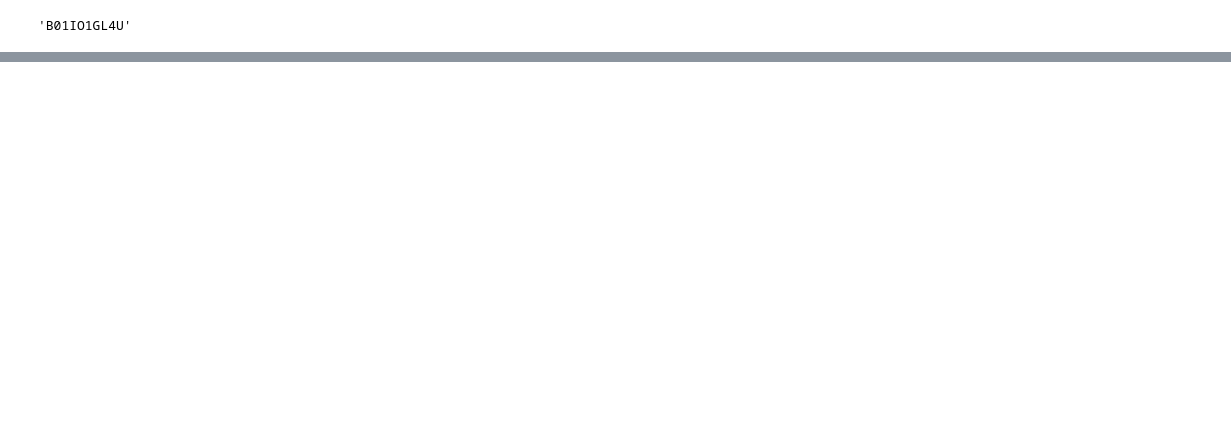
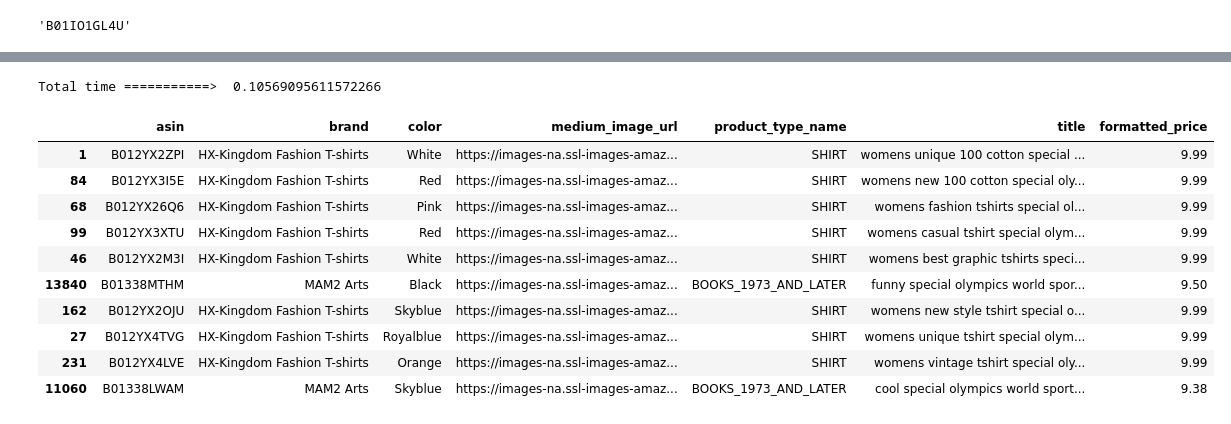
Before and after one commit to sumittagadiya/Product_Recommendation, a Jupyter notebook: core_operations.ipynb, the cells around one changed output, grey strips where cells are left out. Drawn from its saved outputs; the diff is of its cells as text; code cells hidden in the pictures; blank space fills up the shorter version.

```diff
--- a/core_operations.ipynb
+++ b/core_operations.ipynb
@@ -199,0 +299,4 @@ pd.read_sql_query('''SELECT * from aaic where product_type_name="SHIRT" GROUP BY
+# %%
+tfidf = TfidfVectorizer()
+# fit and transform on question content
+tfidf.fit_transform(preprocessed_title)
@@ -199,0 +311,4 @@ pd.read_sql_query('''SELECT * from aaic where product_type_name="SHIRT" GROUP BY
+# %%
+dictionary = dict(zip(tfidf.get_feature_names(), list(tfidf.idf_)))
+tfidf_words = set(tfidf.get_feature_names())
+print(' Total tfidf words are ==> ',len(tfidf_words))
@@ -199,0 +319,15 @@ pd.read_sql_query('''SELECT * from aaic where product_type_name="SHIRT" GROUP BY
+# %%
+tfidf_w2v_vector = [] # the weighted w2v for each sentence is stored in this list
+for sentence in tqdm(words): # for each sentence words list
+    vector = np.zeros(300) # as word vectors length is 300
+    tf_idf_weight =0; # num of words with a valid vector in the sentence
+    for word in sentence : # for each word in a review/sentence
+        if (word in words_corpus_keys ) and (word in tfidf_words):
+            vec = words_corpus[word] # getting the vector for each word
+            # multiply idf value of word with tf of word
+            tf_idf = dictionary[word]*(sentence.count(word)/len(sentence))
+            vector += (vec * tf_idf) # calculating tfidf weighted w2v
+            tf_idf_weight += tf_idf
+    if tf_idf_weight != 0:
+        vector /= tf_idf_weight
+    tfidf_w2v_vector.append(vector)
@@ -199,0 +423,19 @@ pd.read_sql_query('''SELECT * from aaic where product_type_name="SHIRT" GROUP BY
+# %%
+title = 'womens unique 100 cotton  special olympics world games 2015 white size l '
+top_10 = find_similarity(title,10)
+# %% [output]
+Total time ===========>  0.10569095611572266
+# %%
+top_10
+# %% [output]
+|  | asin | brand | color | medium_image_url | product_type_name | title | formatted_price |
+| 1 | B012YX2ZPI | HX-Kingdom Fashion T-shirts | White | https://images-na.ssl-images-amaz... | SHIRT | womens unique 100 cotton special ... | 9.99 |
+| 84 | B012YX3I5E | HX-Kingdom Fashion T-shirts | Red | https://images-na.ssl-images-amaz... | SHIRT | womens new 100 cotton special oly... | 9.99 |
+| 68 | B012YX26Q6 | HX-Kingdom Fashion T-shirts | Pink | https://images-na.ssl-images-amaz... | SHIRT | womens fashion tshirts special ol... | 9.99 |
+| 99 | B012YX3XTU | HX-Kingdom Fashion T-shirts | Red | https://images-na.ssl-images-amaz... | SHIRT | womens casual tshirt special olym... | 9.99 |
+| 46 | B012YX2M3I | HX-Kingdom Fashion T-shirts | White | https://images-na.ssl-images-amaz... | SHIRT | womens best graphic tshirts speci... | 9.99 |
+| 13840 | B01338MTHM | MAM2 Arts | Black | https://images-na.ssl-images-amaz... | BOOKS_1973_AND_LATER | funny special olympics world spor... | 9.50 |
+| 162 | B012YX2OJU | HX-Kingdom Fashion T-shirts | Skyblue | https://images-na.ssl-images-amaz... | SHIRT | womens new style tshirt special o... | 9.99 |
+| 27 | B012YX4TVG | HX-Kingdom Fashion T-shirts | Royalblue | https://images-na.ssl-images-amaz... | SHIRT | womens unique tshirt special olym... | 9.99 |
+| 231 | B012YX4LVE | HX-Kingdom Fashion T-shirts | Orange | https://images-na.ssl-images-amaz... | SHIRT | womens vintage tshirt special oly... | 9.99 |
+| 11060 | B01338LWAM | MAM2 Arts | Skyblue | https://images-na.ssl-images-amaz... | BOOKS_1973_AND_LATER | cool special olympics world sport... | 9.38 |
```
Also changed, not shown: parts of 40 cells of this notebook.
